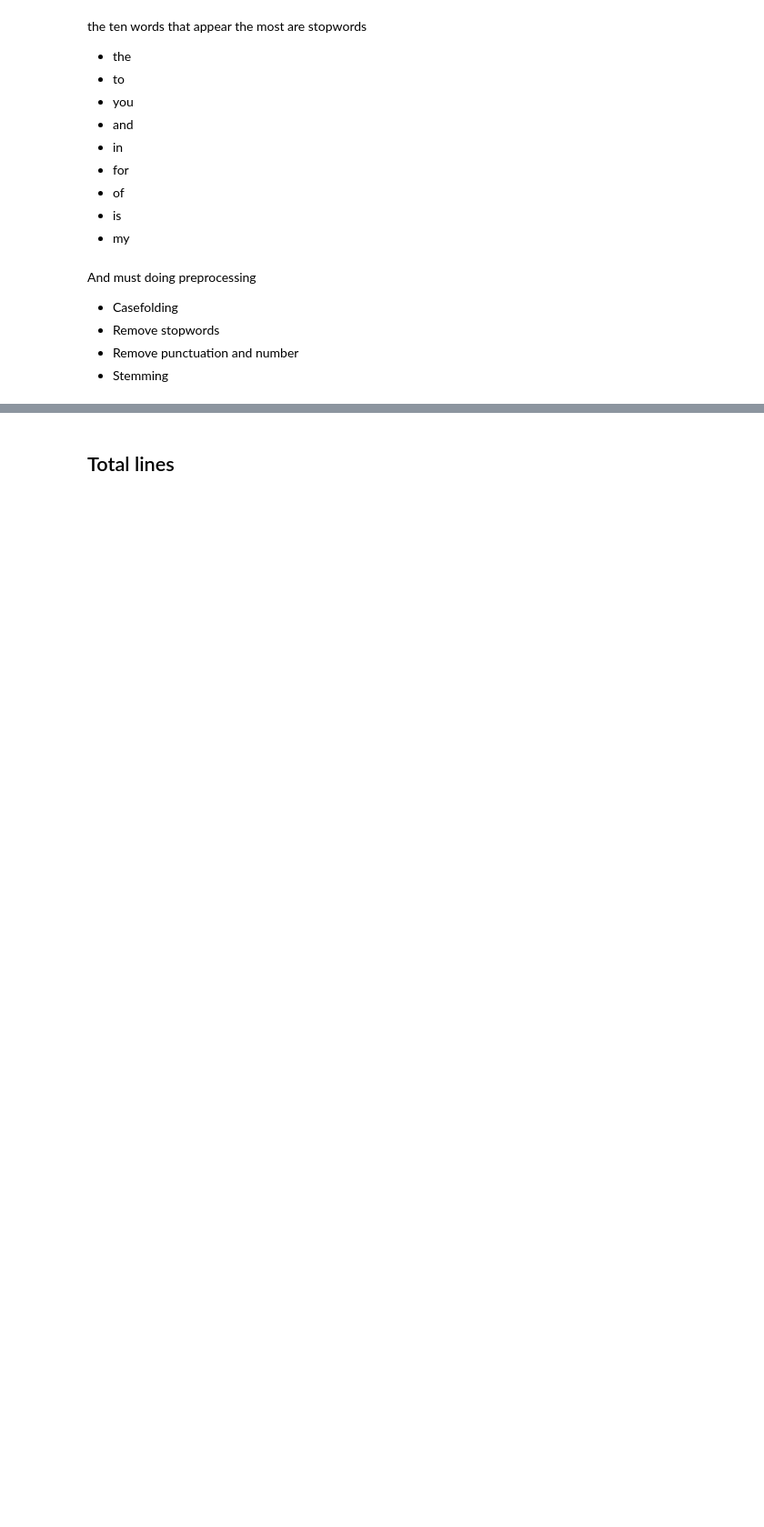
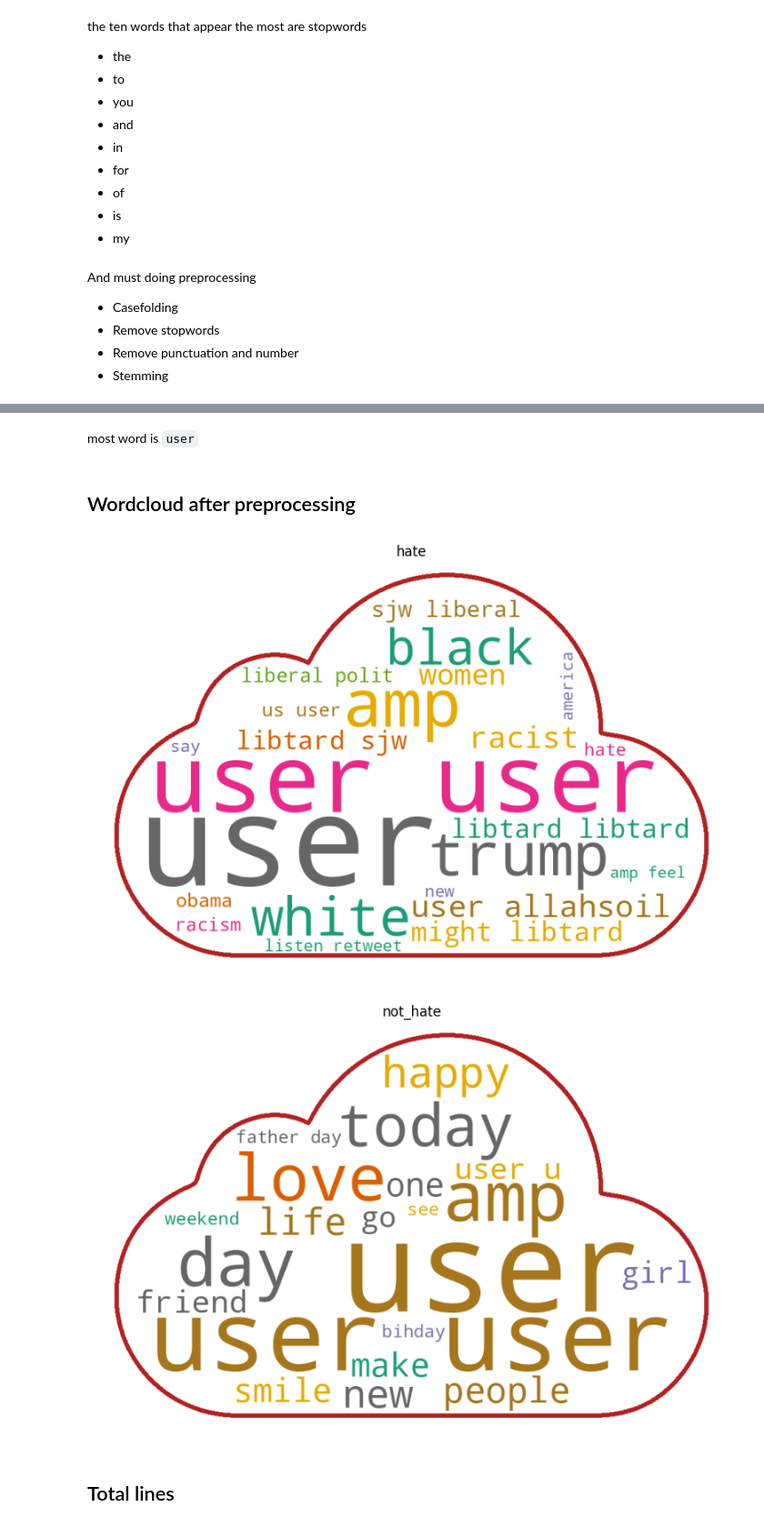
Before and after one commit to ackermanjayjay/Detection-tweets-hate-speech, a Jupyter notebook: Tweets_hate_speech.ipynb, the cells around one changed output, grey strips where cells are left out. Shown at 91% size. Saved outputs shown, nothing was run; the diff lists cells and outputs as text; code cells hidden in the pictures; blank space fills up the shorter version.

```diff
--- a/Tweets_hate_speech.ipynb
+++ b/Tweets_hate_speech.ipynb
@@ -144,0 +277,2 @@ And must doing preprocessing
+# %%
+data_train_df['clean_text_tweet']=data_train_df['tweet'].apply(preprocessing_text)
@@ -145,3 +295,20 @@ And must doing preprocessing
+# %% [markdown]
+most word is `user`
+# %% [markdown]
+## Wordcloud after preprocessing
+# %%
+import numpy as np
+label_string=[]
+for label in data_train_df["sentiment"]:
+    label_string.append(label)
+for label in np.unique(label_string):
+            word_cloud(data=data_train_df,
+            clean_columns_data="clean_text_tweet",
+            columnsTargetLabel="sentiment",
+            label=(label))
+# %% [output]
+[figure, added]
+[figure, added]
 # %% [markdown]
 ## Total lines
 # %%
```
Also changed, not shown: parts of 121 cells of this notebook.
